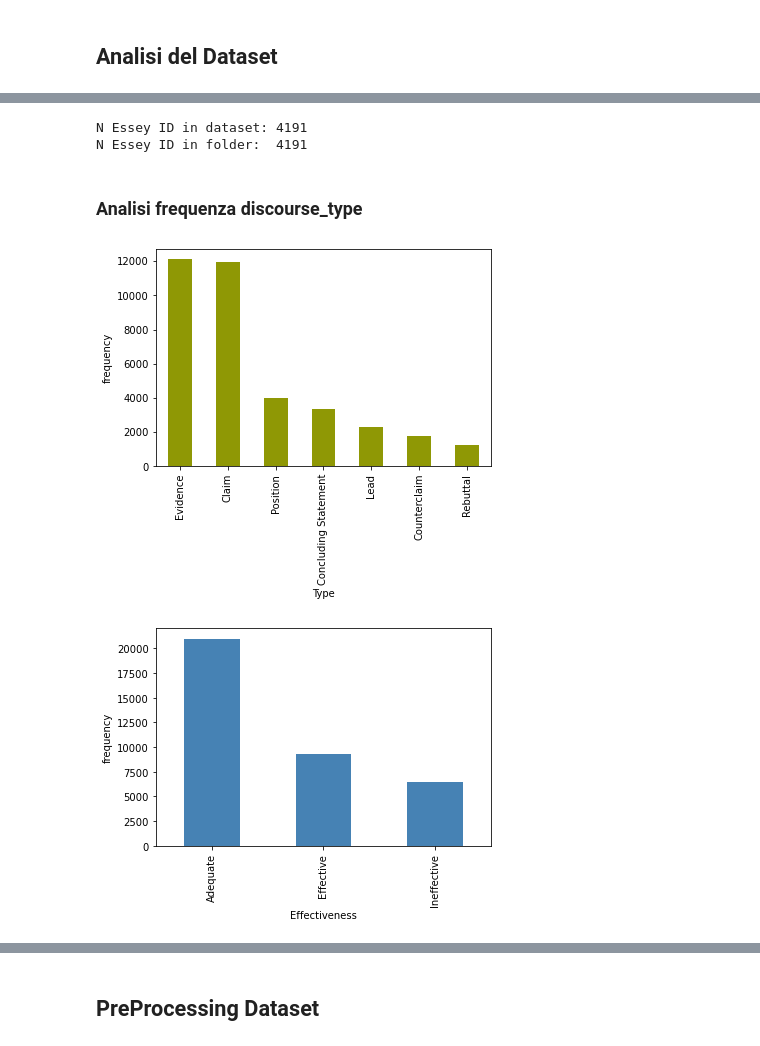
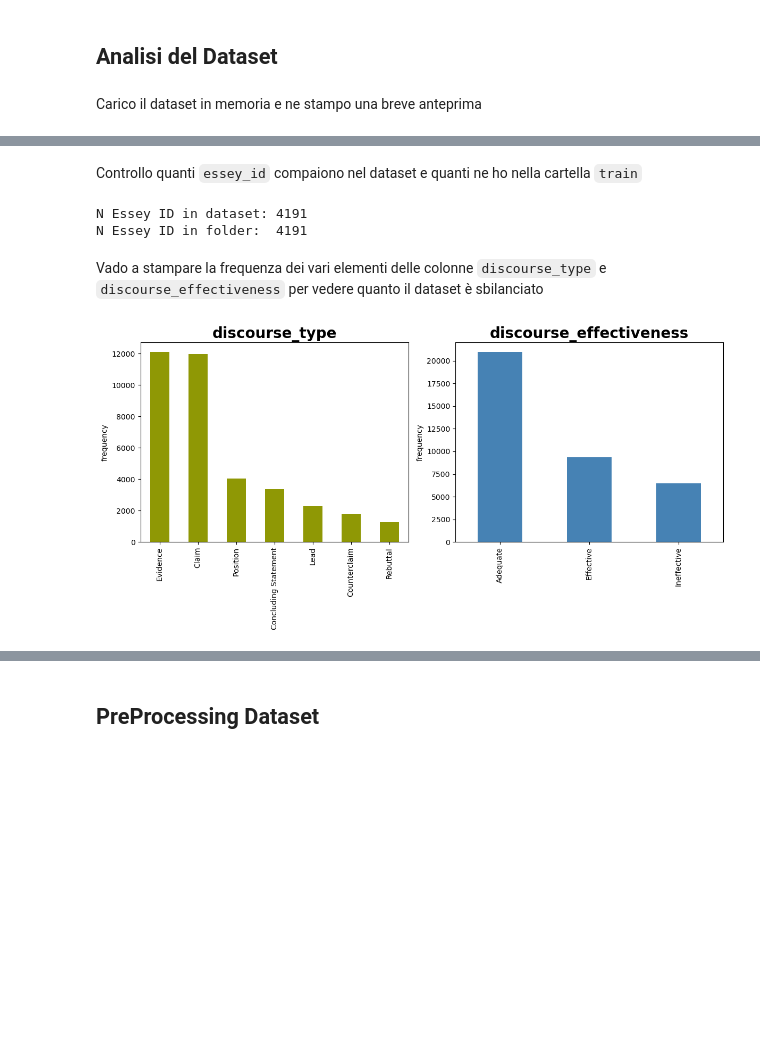
Before and after one commit to Typing-Monkeys/BRUN0-Net, a Jupyter notebook: training/Brun0-Net.ipynb, the cells around one changed output, grey strips where cells are left out. Drawn from its saved outputs; the diff is of its cells as text; code cells hidden in the pictures; blank space fills up the shorter version.

```diff
--- a/training/Brun0-Net.ipynb
+++ b/training/Brun0-Net.ipynb
@@ -28,6 +29,8 @@ if not path.exists("./dataset/bert/"):
     !cd dataset && unzip bert-base-cased.zip && mv bert-base-cased bert
 # %% [markdown]
 ## Analisi del Dataset
+# %% [markdown]
+Carico il dataset in memoria e ne stampo una breve anteprima
 # %%
 dataset = pd.read_csv(f'{dataset_path}/train.csv')
 dataset.head()
@@ -38,6 +41,8 @@ dataset.head()
 | 2 | c22adee811b6 | 007ACE74B050 | I think that the face is a natura... | Claim | Adequate |
 | 3 | a10d361e54e4 | 007ACE74B050 | If life was on Mars, we would kno... | Evidence | Adequate |
 | 4 | db3e453ec4e2 | 007ACE74B050 | People thought that the face was ... | Counterclaim | Adequate |
+# %% [markdown]
+Controllo quanti `essey_id` compaiono nel dataset e quanti ne ho nella cartella `train`
 # %%
 unique_esseyid_dataset = dataset["essay_id"].unique()
 esseyid_number = len(unique_esseyid_dataset)
@@ -51,22 +56,30 @@ print(f"N Essey ID in folder:  {real_esseyid_number[0]}")
 N Essey ID in dataset: 4191
 N Essey ID in folder:  4191
 # %% [markdown]
-### Analisi frequenza discourse_type
+Vado a stampare la frequenza dei vari elementi delle colonne `discourse_type` e `discourse_effectiveness` per vedere quanto il dataset è sbilanciato
 # %%
-def sexy_plot_count(dataset_column: str, xlabel: str, ylabel: str, colors=["blue"], kind='bar'):
-    fig, ax = plt.subplots()
-    dataset[dataset_column].value_counts().plot(
+def _plot_column_count(ax, dataset_column: str, xlabel: str, ylabel: str, colors=["blue"], kind='bar'):
+    """
+        Funzione per stampare quanti elementi diversi sono presenti all'interno di una colonna
+        del dataset.
+    """
+
+    ax.set_title(dataset_column, fontsize=20, fontweight='bold')
+
+    test = dataset[dataset_column].value_counts().plot(
         ax=ax,
         kind=kind,
         xlabel=xlabel,
         ylabel=ylabel,
         color=colors
         )
 
-    plt.show()
+fig, (ax1, ax2) = plt.subplots(1, 2, figsize=(12,6), dpi=100)
+
+_plot_column_count(ax1, 'discourse_type', '', 'frequency', ["xkcd:baby poop green"])
+_plot_column_count(ax2, 'discourse_effectiveness', '', 'frequency', ["steelblue"])
+
+fig.tight_layout()
+plt.show()
+# %% [output]
+[figure, added]
-# %%
-sexy_plot_count('discourse_type', 'Type', 'frequency', ["xkcd:baby poop green"])
-sexy_plot_count('discourse_effectiveness', 'Effectiveness', 'frequency', ["steelblue"])
-# %% [output]
-[figure, removed]
-[figure, removed]
```
Also changed, not shown: parts of 22 cells of this notebook.
